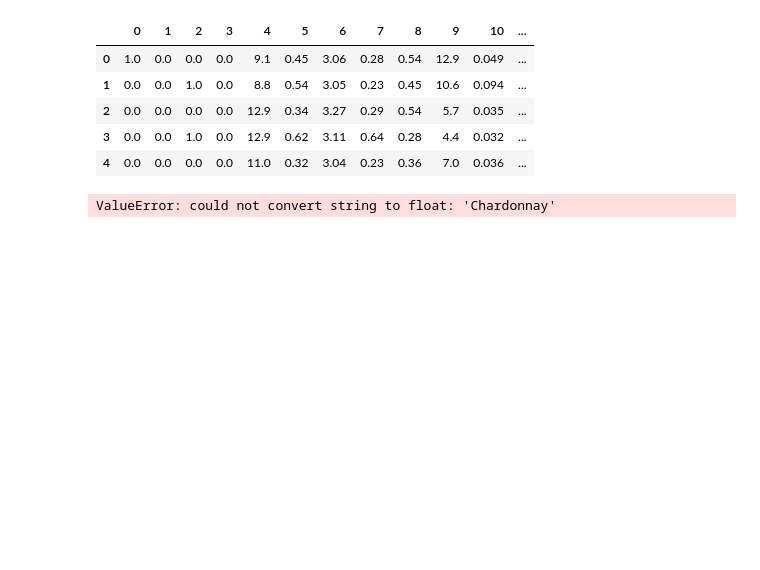
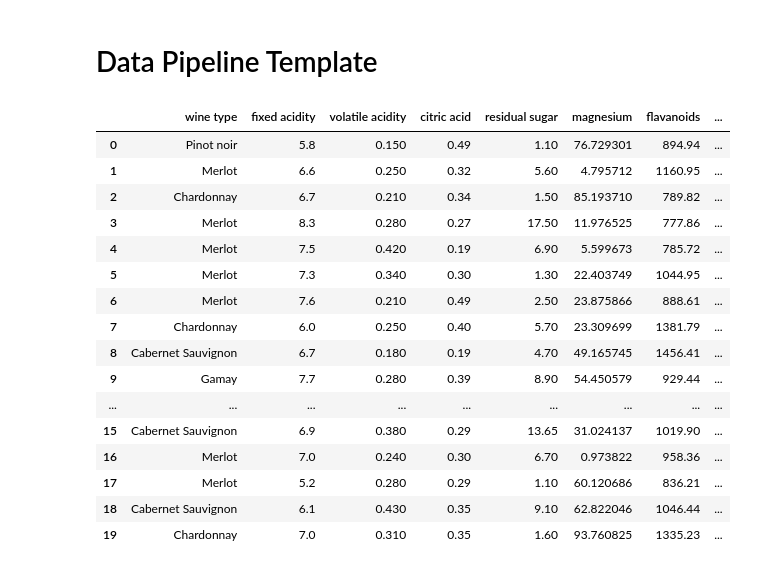
Before and after one commit to kevin-eberhardt/data-science, a Jupyter notebook: notebooks/pipeline_template.ipynb, the cells around one changed output. Saved outputs shown, nothing was run; the diff lists cells and outputs as text; code cells hidden in the pictures; blank space fills up the shorter version.

Commit message:
added pipeline template

```diff
--- a/notebooks/pipeline_template.ipynb
+++ b/notebooks/pipeline_template.ipynb
@@ -65,10 +0,0 @@ trf2 = ColumnTransformer(transformers =[
-# %%
-second_step = trf2.fit_transform(first_step)
-pd.DataFrame(second_step).head()
-# %% [output]
-|  | 0 | 1 | 2 | 3 | 4 | 5 | 6 | 7 | 8 | 9 | 10 | ... |
-| 0 | 1.0 | 0.0 | 0.0 | 0.0 | 9.1 | 0.45 | 3.06 | 0.28 | 0.54 | 12.9 | 0.049 | ... |
-| 1 | 0.0 | 0.0 | 1.0 | 0.0 | 8.8 | 0.54 | 3.05 | 0.23 | 0.45 | 10.6 | 0.094 | ... |
-| 2 | 0.0 | 0.0 | 0.0 | 0.0 | 12.9 | 0.34 | 3.27 | 0.29 | 0.54 | 5.7 | 0.035 | ... |
-| 3 | 0.0 | 0.0 | 1.0 | 0.0 | 12.9 | 0.62 | 3.11 | 0.64 | 0.28 | 4.4 | 0.032 | ... |
-| 4 | 0.0 | 0.0 | 0.0 | 0.0 | 11.0 | 0.32 | 3.04 | 0.23 | 0.36 | 7.0 | 0.036 | ... |
@@ -81,5 +1,2 @@ pipe = Pipeline(steps =[
-# %%
-test = pipe.fit(X_train, y_train)
-pipe.score(X_test, y_test)
-# %% [output]
-ValueError: could not convert string to float: 'Chardonnay'
+# %% [markdown]
+# Data Pipeline Template
@@ -85,0 +16,26 @@ ValueError: could not convert string to float: 'Chardonnay'
+# %%
+import pandas as pd
+import numpy as np
+import matplotlib.pyplot as plt
+import seaborn as sns
+from utils.dataset import get_data
+df = get_data()
+df.head(20)
+# %% [output]
+|  | wine type | fixed acidity | volatile acidity | citric acid | residual sugar | magnesium | flavanoids | ... |
+| 0 | Pinot noir | 5.8 | 0.150 | 0.49 | 1.10 | 76.729301 | 894.94 | ... |
+| 1 | Merlot | 6.6 | 0.250 | 0.32 | 5.60 | 4.795712 | 1160.95 | ... |
+| 2 | Chardonnay | 6.7 | 0.210 | 0.34 | 1.50 | 85.193710 | 789.82 | ... |
+| 3 | Merlot | 8.3 | 0.280 | 0.27 | 17.50 | 11.976525 | 777.86 | ... |
+| 4 | Merlot | 7.5 | 0.420 | 0.19 | 6.90 | 5.599673 | 785.72 | ... |
+| 5 | Merlot | 7.3 | 0.340 | 0.30 | 1.30 | 22.403749 | 1044.95 | ... |
+| 6 | Merlot | 7.6 | 0.210 | 0.49 | 2.50 | 23.875866 | 888.61 | ... |
+| 7 | Chardonnay | 6.0 | 0.250 | 0.40 | 5.70 | 23.309699 | 1381.79 | ... |
+| 8 | Cabernet Sauvignon | 6.7 | 0.180 | 0.19 | 4.70 | 49.165745 | 1456.41 | ... |
+| 9 | Gamay | 7.7 | 0.280 | 0.39 | 8.90 | 54.450579 | 929.44 | ... |
+| ... | ... | ... | ... | ... | ... | ... | ... | ... |
+| 15 | Cabernet Sauvignon | 6.9 | 0.380 | 0.29 | 13.65 | 31.024137 | 1019.90 | ... |
+| 16 | Merlot | 7.0 | 0.240 | 0.30 | 6.70 | 0.973822 | 958.36 | ... |
+| 17 | Merlot | 5.2 | 0.280 | 0.29 | 1.10 | 60.120686 | 836.21 | ... |
+| 18 | Cabernet Sauvignon | 6.1 | 0.430 | 0.35 | 9.10 | 62.822046 | 1046.44 | ... |
+| 19 | Chardonnay | 7.0 | 0.310 | 0.35 | 1.60 | 93.760825 | 1335.23 | ... |
```
Also changed, not shown: parts of 39 cells of this notebook, 1 other file.
